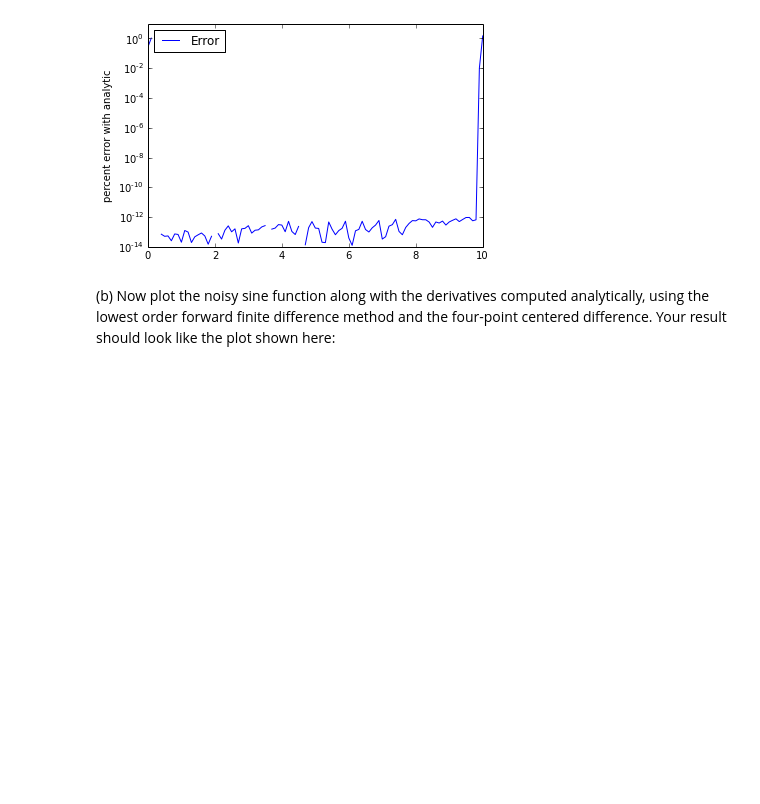
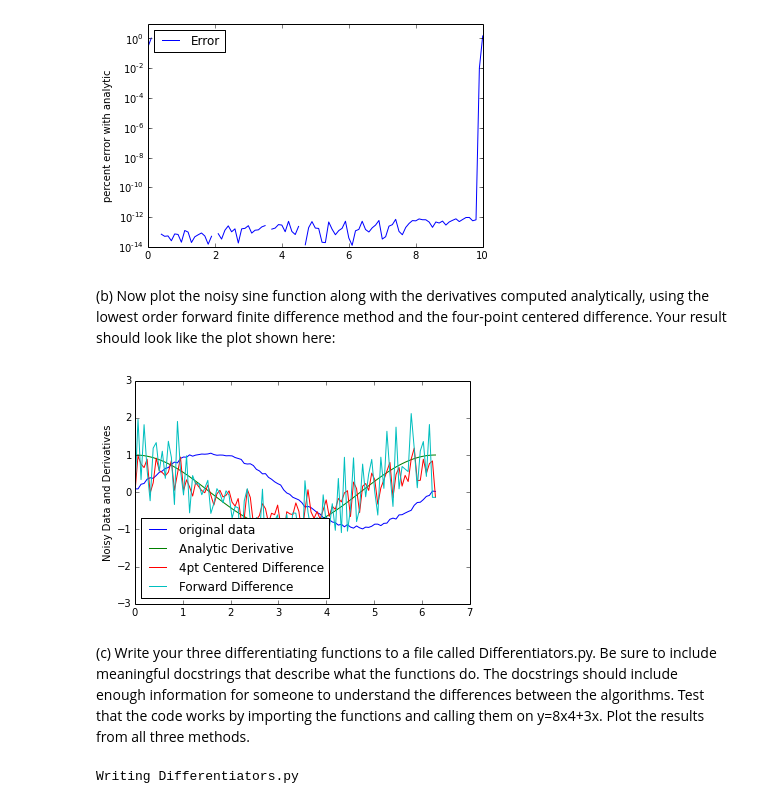
Before and after one commit to dclove202/PHYS202-S14, a Jupyter notebook: SciPy/DifferentiationExercises.ipynb, the cells around one changed output. Saved outputs shown, nothing was run; the diff lists cells and outputs as text; code cells hidden in the pictures; blank space fills up the shorter version.

```diff
--- a/SciPy/DifferentiationExercises.ipynb
+++ b/SciPy/DifferentiationExercises.ipynb
@@ -157,6 +157,14 @@ x = np.arange(0,10.01,.1)
 y = 8.*x**4.+3.*x
 dy = 8.*4.*x**3.+3.
 def fourPtCenteredDiff(x,y):
+    '''
+    Computes numerical differential for two arrays x and y.
+    Uses the four point differentiation method for the third through
+    third to last points.
+    Uses lowest order finite difference method for first two and last two
+    points.
+    '''
+
     dydx = np.zeros(y.shape,float)
     dydx[2:-2] = (y[0:-4]-8*y[1:-3]+8*y[3:-1]-y[4:]) / (12*.1)
     dydx[-1] = (y[-1]-y[-2])/(x[-1] - x[-2])
@@ -197,5 +205,71 @@ plt.show()
 # %%
 x = np.linspace(0,2*pi,100)
 y = np.sin(x) + 0.1*random.random(size=x.shape)
-dy =
-plt.plot(x,y)
+dy = np.cos(x)
+dydx = fourPtCenteredDiff(x,y)
+dydxf = twoPtForwardDiff(x,y)
+plt.plot(x,y,label='original data')
+plt.plot(x,dy, label="Analytic Derivative")
+plt.plot(x,dydx,label="4pt Centered Difference")
+plt.plot(x,dydxf, label="Forward Difference")
+plt.legend(loc='lower left')
+plt.ylabel('Noisy Data and Derivatives')
+plt.show()
+# %% [output]
+[figure, added]
+# %% [markdown]
+(c) Write your three differentiating functions to a file called Differentiators.py. Be sure to include meaningful docstrings that describe what the functions do. The docstrings should include enough information for someone to understand the differences between the algorithms. Test that the code works by importing the functions and calling them on y=8x4+3x. Plot the results from all three methods.
+# %%
+%%file Differentiators.py
+
+def twoPtForwardDiff(x,y):
+    '''
+    Makes sure that the array returned is the correct size/shape.
+
+    For any point except the last, the function takes the difference of
+    that point's y value and the next y value and divides it by the
+    difference between that x value and the next x value.
+
+    For the last point, the backward difference is taken.
+
+    Returns the numerical derivative of the function as dydx.
+    '''
+
+    dydx = np.zeros(y.shape,float)
+    dydx[0:-1] = np.diff(y)/np.diff(x)
+    dydx[-1] = (y[-1]-y[-2])/(x[-1] - x[-2])
+    return dydx
+
+def twoPtCenteredDiff(x,y):
+    '''
+    Makes sure the array is the correct size/shape.
+    Uses center differencing for all points besides first and last.
+    Uses forward differencing for the first point in the array.
+    Uses backward differencing for the last point in the array.
+    Returns the numerical derivative of the function as dydx.
+    '''
+    dydx = np.zeros(y.shape,float)
+    dydx[1:-1] = (y[2:] - y[:-2])/(x[2:]-x[:-2])
+    dydx[0] = (y[1]-y[0])/(x[1]-x[0])
+    dydx[-1] = (y[-1]-y[-2])/(x[-1]-x[-2])
+    return dydx
+
+
+def fourPtCenteredDiff(x,y):
+    '''
+    Computes numerical differential for two arrays x and y.
+    Uses the four point differentiation method for the third through
+    third to last points.
+    Uses lowest order finite difference method for first two and last two
+    points.
+    '''
+
+    dydx = np.zeros(y.shape,float)
+    dydx[2:-2] = (y[0:-4]-8*y[1:-3]+8*y[3:-1]-y[4:]) / (12*.1)
+    dydx[-1] = (y[-1]-y[-2])/(x[-1] - x[-2])
+    dydx[0] = (y[1]-y[0])/(x[1]-x[0])
+    dydx[1] = (y[2] - y[0])/(x[2]-x[0])
+    dydx[-2] = (y[-1] - y[-3])/(x[-1]-x[-3])
+    return dydx
+# %% [output]
+Writing Differentiators.py
```
Also changed, not shown: parts of 2 cells of this notebook, 2 other files.
